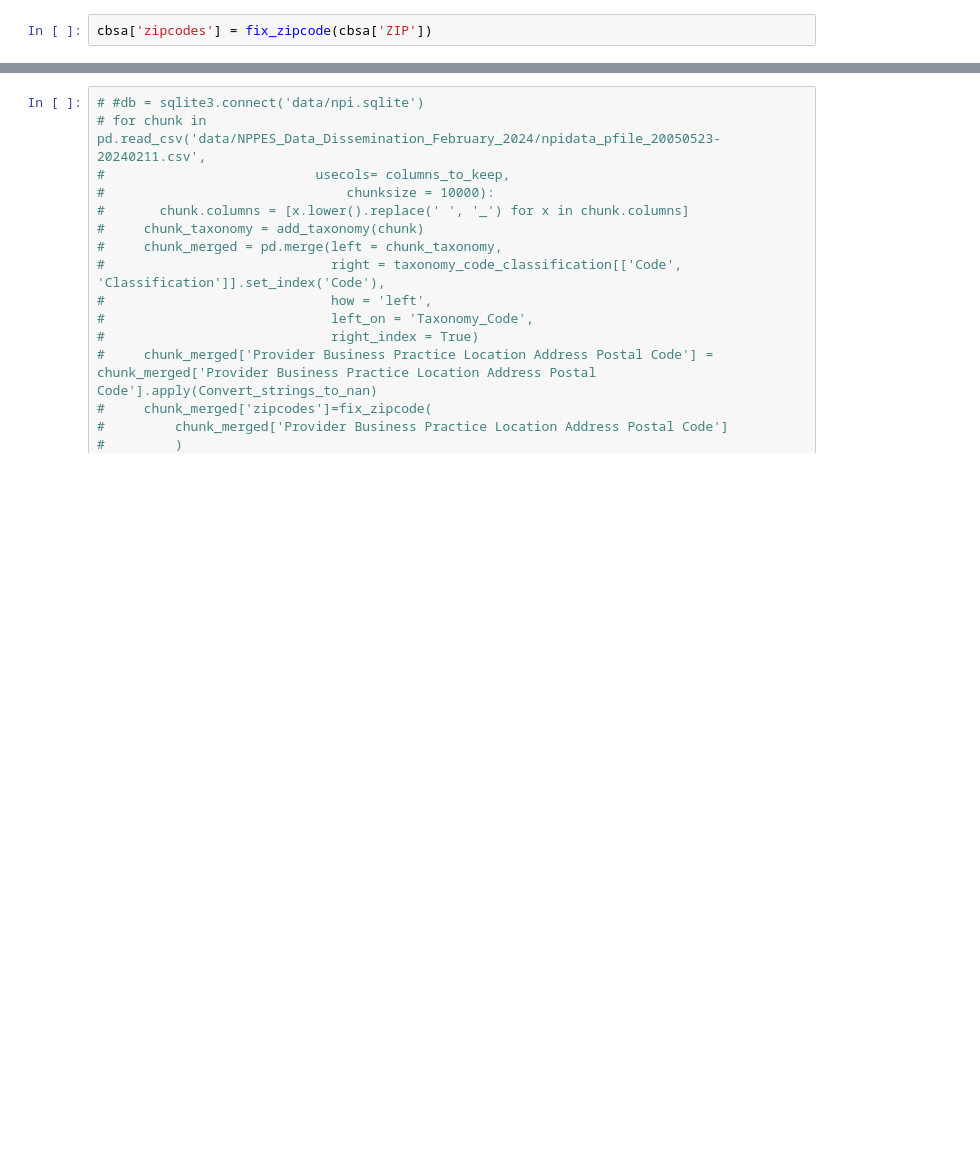
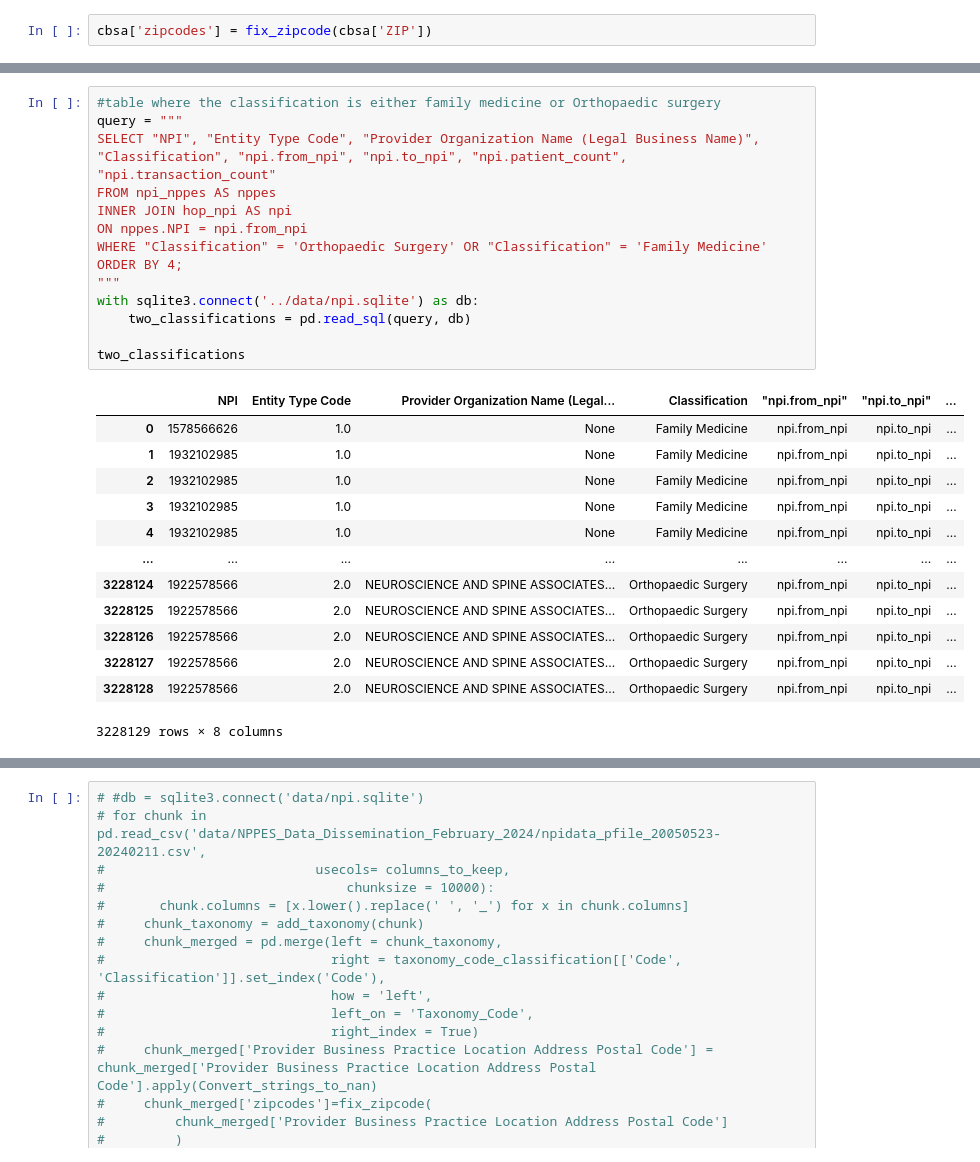
Before and after one commit to KagonDeans/hop-team, a Jupyter notebook: notebook/kd_hop_cleaning_1.ipynb, the cells around one changed output, grey strips where cells are left out. Cells and saved outputs as stored; diff of their text form; blank space fills up the shorter version.

```diff
--- a/notebook/kd_hop_cleaning_1.ipynb
+++ b/notebook/kd_hop_cleaning_1.ipynb
@@ -149,0 +184,28 @@ nppes.head()
+# %%
+#table where the classification is either family medicine or Orthopaedic surgery
+query = """
+SELECT "NPI", "Entity Type Code", "Provider Organization Name (Legal Business Name)", "Classification", "npi.from_npi", "npi.to_npi", "npi.patient_count", "npi.transaction_count"
+FROM npi_nppes AS nppes
+INNER JOIN hop_npi AS npi
+ON nppes.NPI = npi.from_npi
+WHERE "Classification" = 'Orthopaedic Surgery' OR "Classification" = 'Family Medicine'
+ORDER BY 4;
+"""
+with sqlite3.connect('../data/npi.sqlite') as db:
+    two_classifications = pd.read_sql(query, db)
+
+two_classifications
+# %% [output]
+|  | NPI | Entity Type Code | Provider Organization Name (Legal... | Classification | "npi.from_npi" | "npi.to_npi" | ... |
+| 0 | 1578566626 | 1.0 | None | Family Medicine | npi.from_npi | npi.to_npi | ... |
+| 1 | 1932102985 | 1.0 | None | Family Medicine | npi.from_npi | npi.to_npi | ... |
+| 2 | 1932102985 | 1.0 | None | Family Medicine | npi.from_npi | npi.to_npi | ... |
+| 3 | 1932102985 | 1.0 | None | Family Medicine | npi.from_npi | npi.to_npi | ... |
+| 4 | 1932102985 | 1.0 | None | Family Medicine | npi.from_npi | npi.to_npi | ... |
+| ... | ... | ... | ... | ... | ... | ... | ... |
+| 3228124 | 1922578566 | 2.0 | NEUROSCIENCE AND SPINE ASSOCIATES... | Orthopaedic Surgery | npi.from_npi | npi.to_npi | ... |
+| 3228125 | 1922578566 | 2.0 | NEUROSCIENCE AND SPINE ASSOCIATES... | Orthopaedic Surgery | npi.from_npi | npi.to_npi | ... |
+| 3228126 | 1922578566 | 2.0 | NEUROSCIENCE AND SPINE ASSOCIATES... | Orthopaedic Surgery | npi.from_npi | npi.to_npi | ... |
+| 3228127 | 1922578566 | 2.0 | NEUROSCIENCE AND SPINE ASSOCIATES... | Orthopaedic Surgery | npi.from_npi | npi.to_npi | ... |
+| 3228128 | 1922578566 | 2.0 | NEUROSCIENCE AND SPINE ASSOCIATES... | Orthopaedic Surgery | npi.from_npi | npi.to_npi | ... |
+3228129 rows × 8 columns
```
Also changed, not shown: parts of 10 cells of this notebook.
